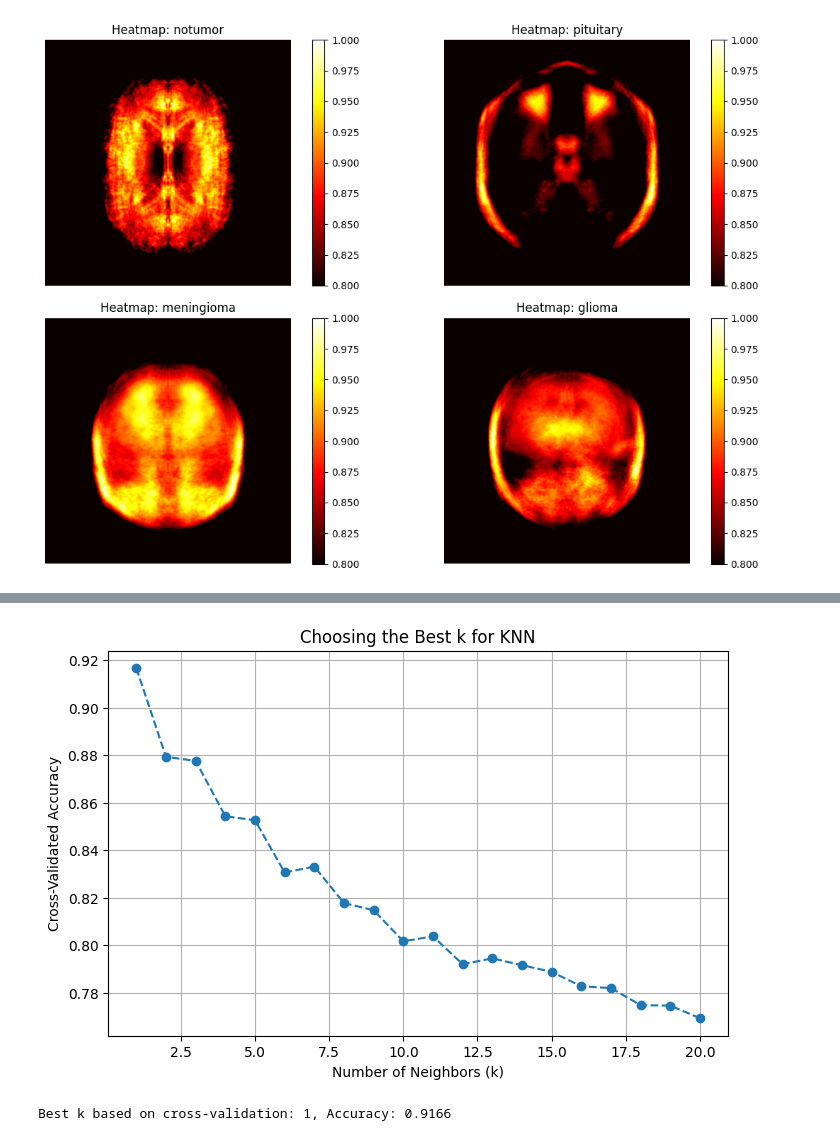
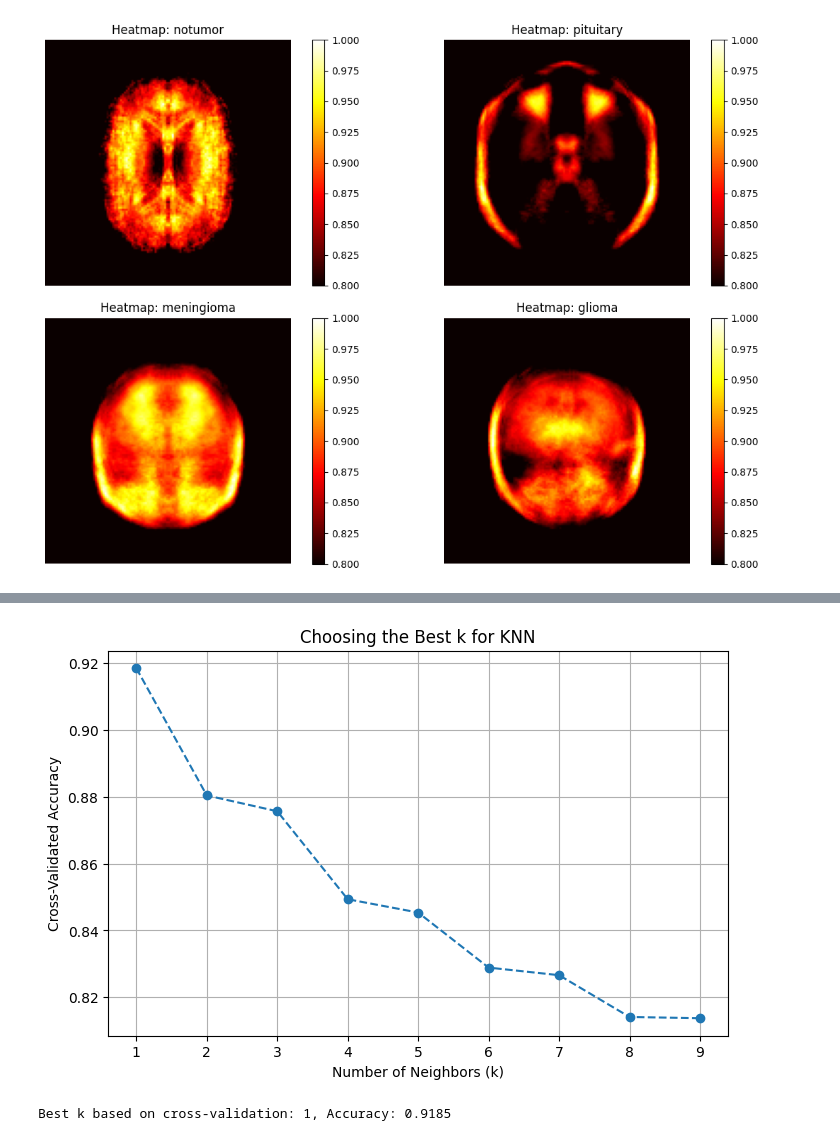
Before and after one commit to JamesScottCode/brain-tumor-detection, a Jupyter notebook: test_jpy.ipynb, the cells around one changed output, grey strips where cells are left out. Cells and saved outputs as stored; diff of their text form; code cells hidden in the pictures.

```diff
--- a/test_jpy.ipynb
+++ b/test_jpy.ipynb
@@ -381,12 +380,8 @@ cm = confusion_matrix(y_test, y_pred)
 add_classification_report("LogisticRegression", cm, accuracy, cr)
 # %%
 # Standardize features (important for SVM and KNN)
-#X_train_scaled = scaler.fit_transform(X_train)
-#X_test_scaled = scaler.transform(X_test)
-
-
-X_train_scaled = np.array([scaler.fit_transform(img) for img in X_train])
-X_test_scaled = np.array([scaler.transform(img) for img in X_test])
+# X_train_scaled = scaler.fit_transform(X_train)
+# X_test_scaled = scaler.transform(X_test)
 # %%
 # === RANDOM FOREST - 1 - FIND n_estimators === 13min
 # Can comment this out after a good n_estimator is found
@@ -422,12 +423,11 @@ Lowest oob err:  0.07883267007769568
 # %%
 # === RANDOM FOREST - 2 - MODEL===
-rf_model = RandomForestClassifier(n_estimators=60, random_state=rs)
+rf_model = RandomForestClassifier(n_estimators=50, random_state=rs)
 rf_model.fit(X_train, y_train)
 rf_pred = rf_model.predict(X_test)
+
 acc = accuracy_score(y_test, rf_pred)
 cr = classification_report(y_test, rf_pred, target_names=classes)
-
 cm = confusion_matrix(y_test, rf_pred)
-# sns.heatmap(cm, annot=True, fmt="d", cmap="Blues")
 
 add_classification_report("RANDOM FOREST", cm, acc, cr)
@@ -503,14 +466,12 @@ add_classification_report("SUPPORT VECTOR MACHINE", cm, acc, cr)
 # %%
 # === SVM - MODEL ===
+#Training on the full dataset takes a long time
+svm_model = SVC(kernel='rbf', C=4, random_state=rs)  # RBF kernel is commonly used
+svm_model.fit(svm_X_train_scaled, svm_y_train)
+svm_pred = svm_model.predict(svm_X_test_scaled)
 
-
-svm_model = SVC(kernel='rbf', C=4, random_state=rs)  # RBF kernel is commonly used
-svm_model.fit(X_train, y_train)
-svm_pred = svm_model.predict(X_test)
-
-
-cm = confusion_matrix(y_test, svm_pred)
-acc = accuracy_score(y_test, svm_pred)
-cr = classification_report(y_test, svm_pred, target_names=classes)
+cm = confusion_matrix(svm_y_test, svm_pred)
+acc = accuracy_score(svm_y_test, svm_pred)
+cr = classification_report(svm_y_test, svm_pred, target_names=classes)
 
 add_classification_report("SUPPORT VECTOR MACHINE", cm, acc, cr)
@@ -532,5 +477,0 @@ weighted avg       0.98      0.98      0.98      2639
-# %%
-# Model 3: K-Nearest Neighbors (KNN)
-knn_model = KNeighborsClassifier(n_neighbors=5)  # k=5 is a common choice
-knn_model.fit(X_train, y_train)
-knn_pred = knn_model.predict(X_test)
@@ -555,30 +478,29 @@ weighted avg       0.85      0.85      0.84      1101
 # %%
-
 # Range of k values to test
-k_values = range(1, 21)  # Try k from 1 to 20
+k_values = range(1, 10)
 cv_scores = []
 
 # Perform cross-validation for each k
 for k in k_values:
     knn = KNeighborsClassifier(n_neighbors=k)
     scores = cross_val_score(knn, X_train_scaled, y_train, cv=5, scoring='accuracy')  # 5-fold CV
     cv_scores.append(scores.mean())
 
 # Plot accuracy vs. k values
 plt.figure(figsize=(8, 5))
 plt.plot(k_values, cv_scores, marker='o', linestyle='dashed')
 plt.xlabel("Number of Neighbors (k)")
 plt.ylabel("Cross-Validated Accuracy")
 plt.title("Choosing the Best k for KNN")
 plt.grid(True)
 plt.show()
 
 # Finding the best k (elbow point)
 best_k = k_values[np.argmax(cv_scores)]
 print(f"Best k based on cross-validation: {best_k}, Accuracy: {max(cv_scores):.4f}")
 # %% [output]
-[figure, old version]
+[figure, new version]
-Best k based on cross-validation: 1, Accuracy: 0.9166
+Best k based on cross-validation: 1, Accuracy: 0.9185
 # %%
 # === KNN ===
 knn_best = KNeighborsClassifier(n_neighbors=2)
```
Also changed, not shown: parts of 14 cells of this notebook.
